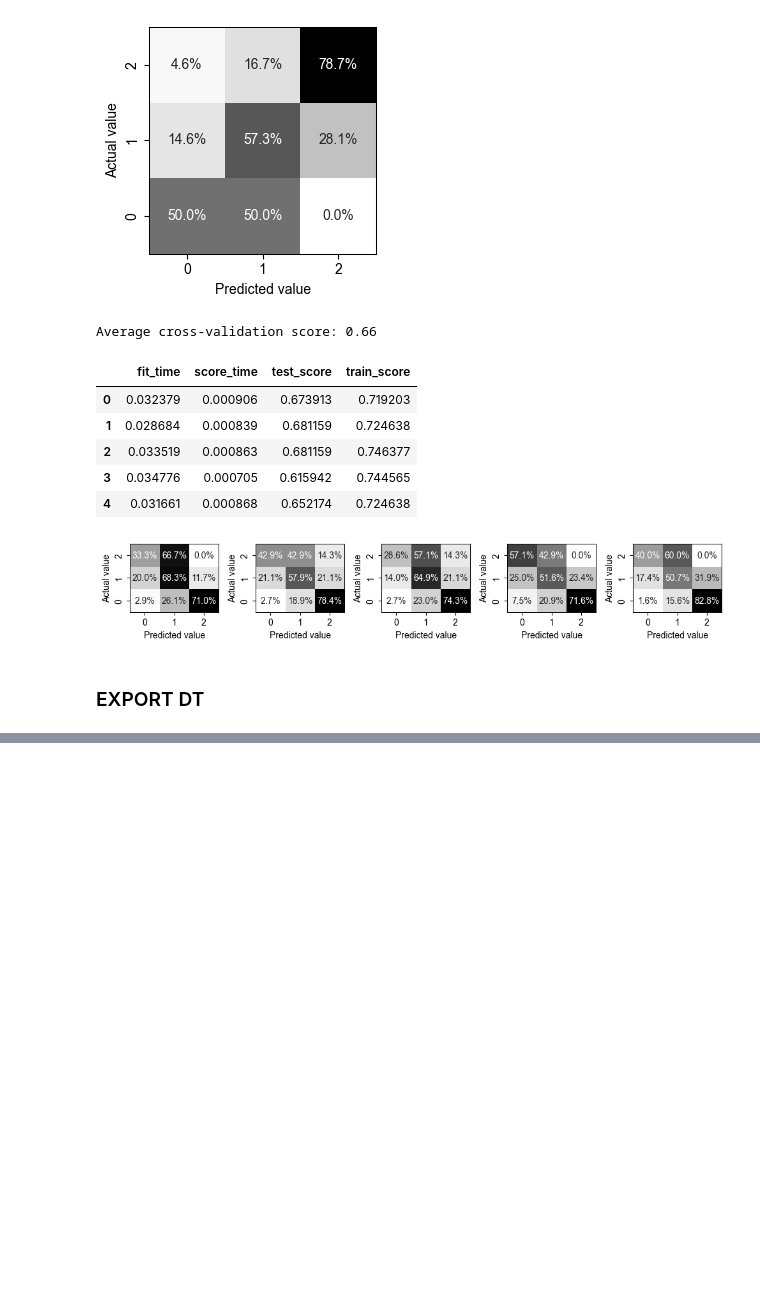
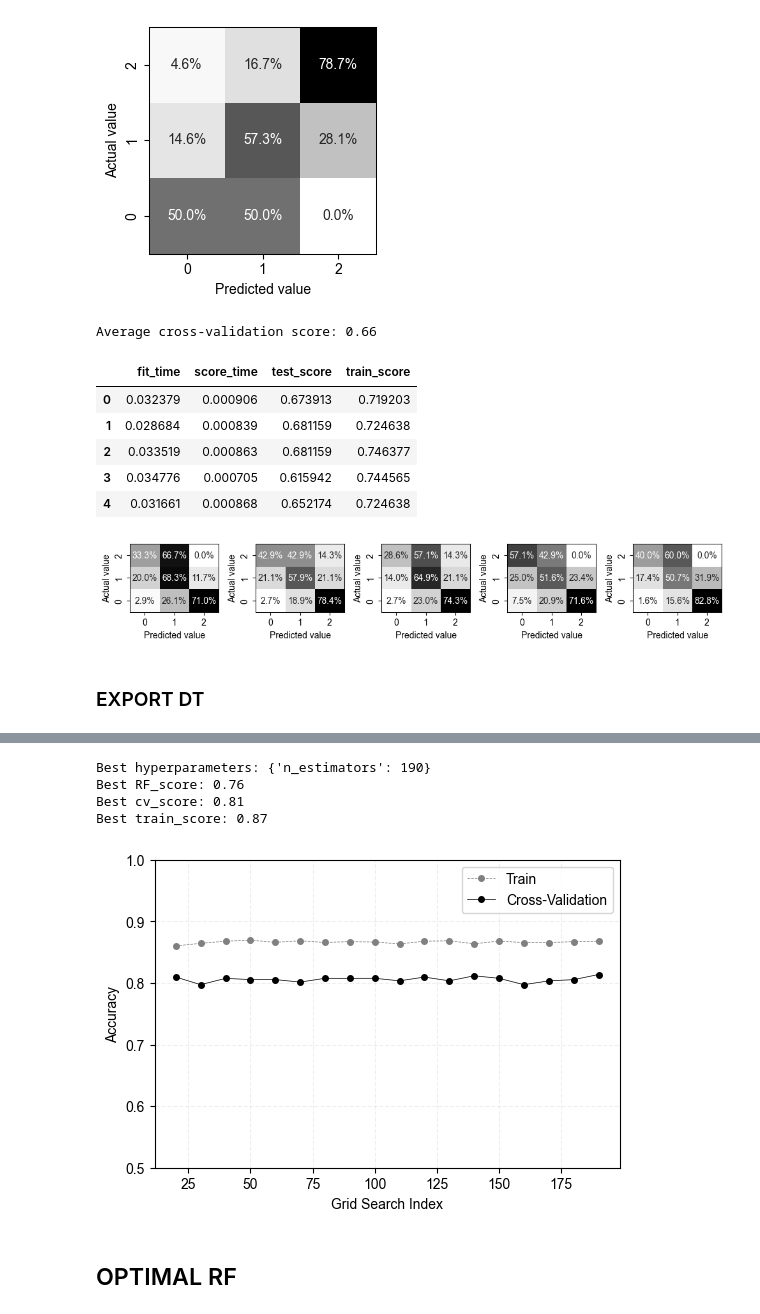
Before and after one commit to ljkaras/tree-based-methods, a Jupyter notebook: tree_based_methods.ipynb, the cells around one changed output, grey strips where cells are left out. Cells and saved outputs as stored; diff of their text form; code cells hidden in the pictures; blank space fills up the shorter version.

```diff
--- a/tree_based_methods.ipynb
+++ b/tree_based_methods.ipynb
@@ -760,0 +965,70 @@ Average cross-validation score: 0.66
+# %%
+class_weight = best_hyperparameters['class_weight']
+criterion = best_hyperparameters['criterion']
+max_depth = best_hyperparameters['max_depth']
+max_features = best_hyperparameters['max_features']
+
+n_estimators = np.arange(20, 200, 10)
+# ---------------------------------------------------------------------------------------------#
+kfold_2 = KFold(n_splits=kfold_splits, shuffle=True, random_state=random_state)
+param_grid_2 = {'n_estimators': n_estimators}
+
+grid_search_2 = GridSearchCV(
+    RandomForestClassifier(class_weight=class_weight, criterion=criterion, max_depth=max_depth, max_features=max_features),
+    param_grid_2, cv=kfold_2, return_train_score=True
+)
+grid_search_2.fit(XRF_train, yRF_train)
+
+## Find the best hyperparameter based on a scoring system that takes into account overfitting]
+best_RF_score_2 = -1  # Initialize with a low value
+best_hyperparameters_2 = None
+best_cv_score_2 = None
+best_train_score_2 = None
+epsilon_2 = 1e-5  # overfitting penalty
+
+results_grid_2 = pd.DataFrame(grid_search_2.cv_results_)
+# display(results_grid_2) # display dataframe with all results.
+
+for idx, row in results_grid_2.iterrows():
+    train_score = row['mean_train_score']
+    cv_score = row['mean_test_score']
+
+    # Calculate the RF_score
+    RF_score_2 = cv_score * (cv_score / (train_score + epsilon)) # epsilon = 1e-5
+
+    # Check if the current RF_score is better than the best one so far
+    if RF_score_2 > best_RF_score_2:
+        best_RF_score_2 = RF_score_2
+        best_hyperparameters_2 = row['params']
+        best_cv_score_2 = row['mean_test_score']
+        best_train_score_2 = row['mean_train_score']
+
+# Print the results
+print(f"Best hyperparameters: {best_hyperparameters_2}")
+print(f"Best RF_score: {best_RF_score_2:.2f}")
+print(f"Best cv_score: {best_cv_score_2:.2f}")
+print(f"Best train_score: {best_train_score_2:.2f}")
+
+plt.figure(figsize=(6, 4))
+markersize=4
+linewidth = 0.5
+plt.plot(results_grid_2['param_n_estimators'], results_grid_2['mean_train_score'], marker="o", markersize=markersize, linewidth=linewidth, label="Train", linestyle="--", color="gray")
+plt.plot(results_grid_2['param_n_estimators'], results_grid_2['mean_test_score'], marker="o", markersize=markersize, linewidth=linewidth, label="Cross-Validation", linestyle="-", color="black")
+
+plt.xlabel('Grid Search Index')
+plt.ylabel('Accuracy')
+plt.legend(loc="upper right")
+plt.grid(True, linestyle='--', alpha=0.2)
+plt.ylim(0.5, 1.0)  # Corrected line
+
+plt.legend()
+plt.grid(True)
+plt.show()
+# %% [output]
+Best hyperparameters: {'n_estimators': 190}
+Best RF_score: 0.76
+Best cv_score: 0.81
+Best train_score: 0.87
+[figure, added]
+# %% [markdown]
+## OPTIMAL RF
```
Also changed, not shown: parts of 20 cells of this notebook.
